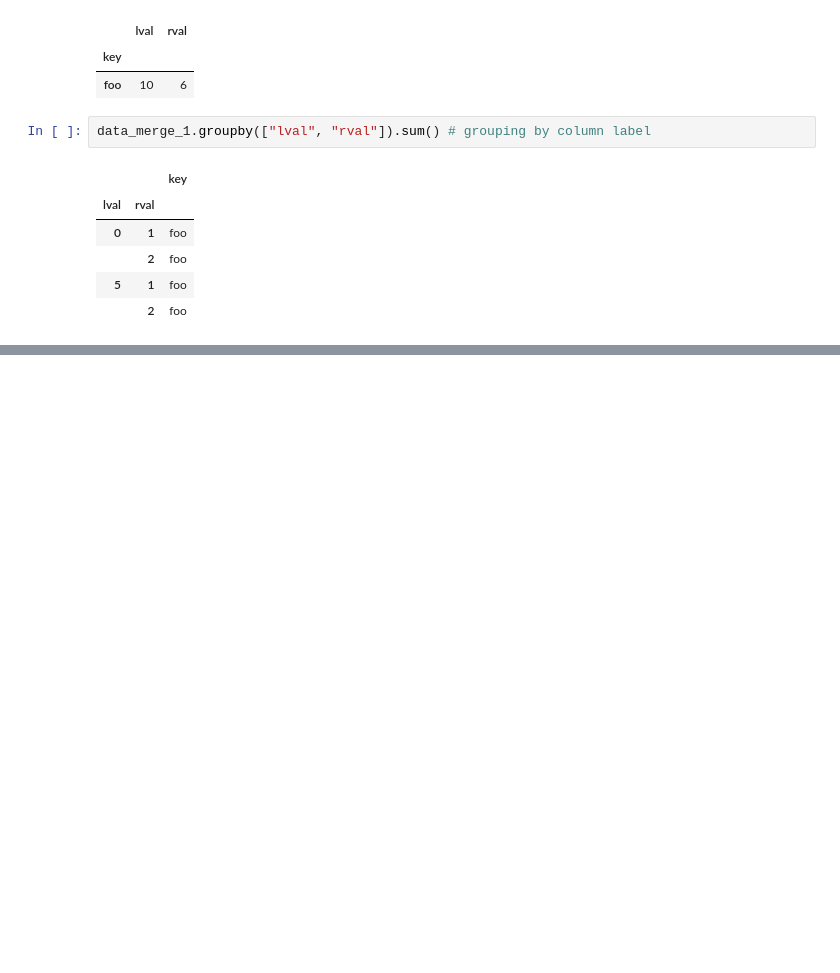
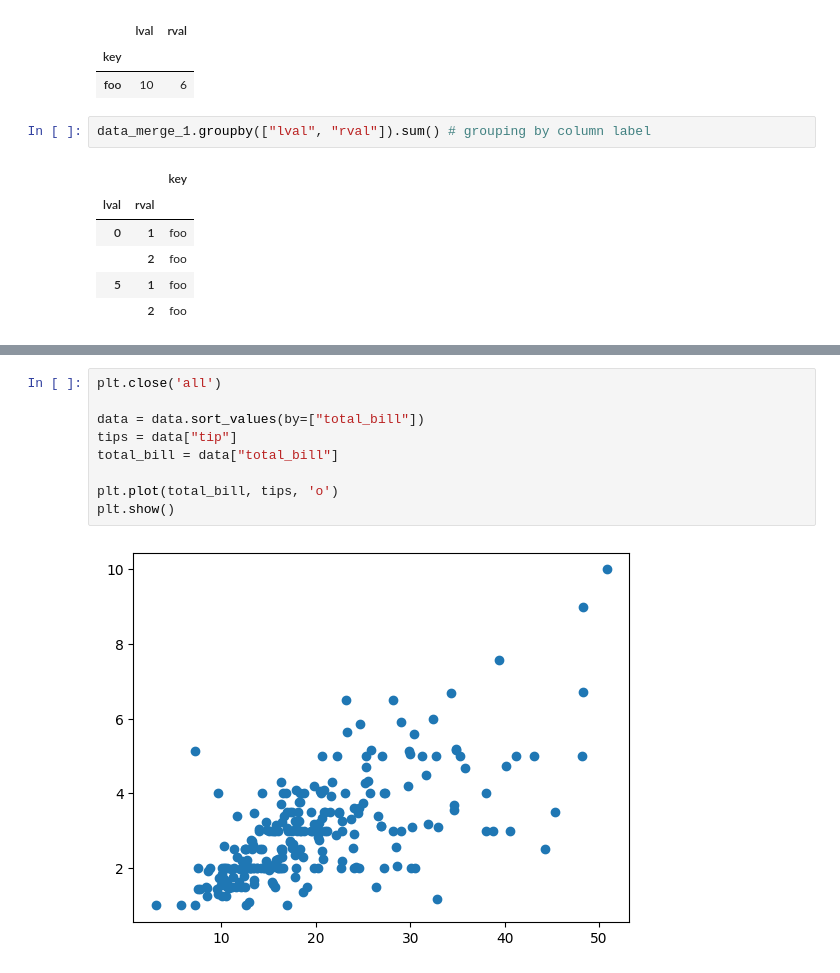
Before and after one commit to BradJKim/Data-Visualization, a Jupyter notebook: data.ipynb, the cells around one changed output, grey strips where cells are left out. Drawn from its saved outputs; the diff is of its cells as text; blank space fills up the shorter version.

```diff
--- a/data.ipynb
+++ b/data.ipynb
@@ -573,0 +619,11 @@ data_merge_2.groupby("key")[["lval", "rval"]].sum()
+# %%
+plt.close('all')
+
+data = data.sort_values(by=["total_bill"])
+tips = data["tip"]
+total_bill = data["total_bill"]
+
+plt.plot(total_bill, tips, 'o')
+plt.show()
+# %% [output]
+[figure, added]
```
Also changed, not shown: parts of 9 cells of this notebook.
